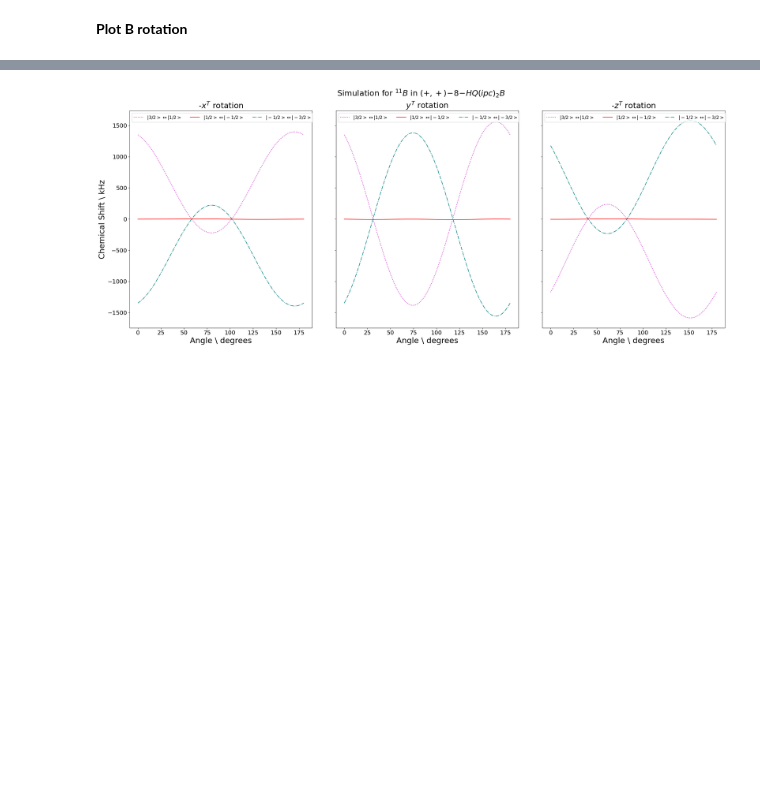
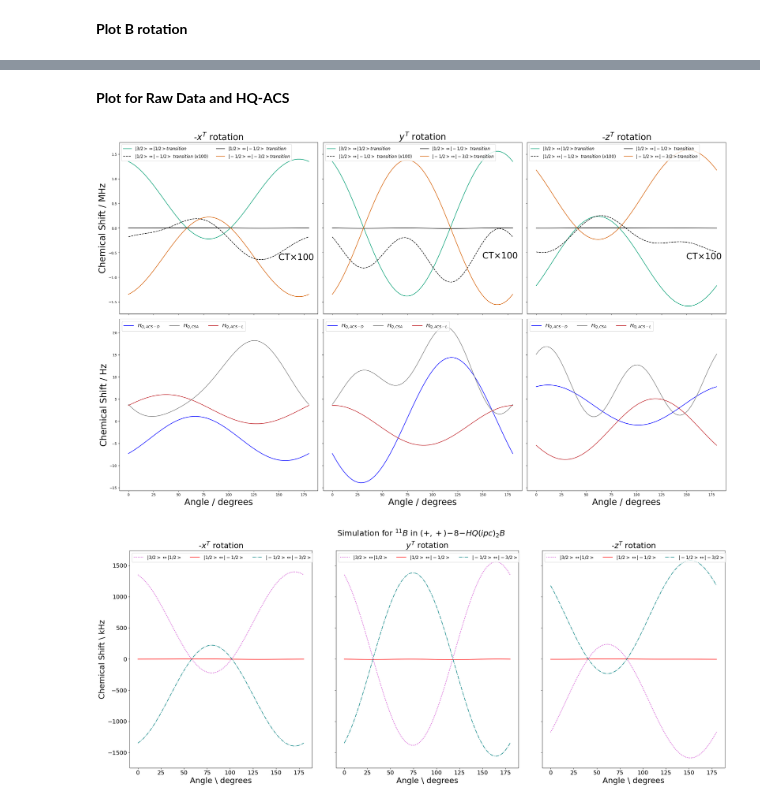
Before and after one commit to AstrobioShiva/Script_project, a Jupyter notebook: NMR_analysis/plot_NMR.ipynb, the cells around one changed output, grey strips where cells are left out. Drawn from its saved outputs; the diff is of its cells as text; code cells hidden in the pictures; blank space fills up the shorter version.

```diff
--- a/NMR_analysis/plot_NMR.ipynb
+++ b/NMR_analysis/plot_NMR.ipynb
@@ -110,3 +111,73 @@ Text(0, 0.5, 'ACS for L and D form')
+# %% [markdown]
+**Plot for Raw Data and HQ-ACS**
+# %%
+
+title = ['x rotation', 'y rotation', 'z rotation']
+dfs1 = [0]*len(title)
+dfs2 = [0]*len(title)
+file_path = ('/Users/shiva/Documents/Research/GitHub/Script_project/Data_simulation/')
+
+for i, orientation in enumerate(title):
+    file1 = f'{orientation}_set1_B_eQ.csv'       #Read file
+    file2 = f'{orientation}_set2_B_eQ.csv'
+    dfs1[i] = pd.read_csv(file_path+file1, index_col=0)
+    dfs2[i] = pd.read_csv(file_path+file2, index_col=0)
+
+
+
+Fig, axes = plt.subplots(nrows=2, ncols=3,figsize=(25, 15), sharex=True, sharey='row', constrained_layout=True)
+for  i, orientation in enumerate(title):
+
+    axes[0,0].set_ylabel('Chemical Shift / MHz', fontsize = 25)
+    axes[1, 0].set_ylabel('Chemical Shift / Hz', fontsize = 25)
+
+    axes[0,i].plot(dfs1[i].angle,dfs1[i].freq_3212 / 1e6, '-', color = '#009E73' ,
+                   label = r'$|3/2>\leftrightarrow|1/2> transition$') # frequency in MHz
+
+    axes[0,i].plot(dfs1[i].angle,dfs1[i].freq_1212/ 1e4, '--', color = 'black',
+                   label = r'$|1/2>\leftrightarrow|-1/2>\ transition\ (x100)$')
+
+    axes[0,i].plot(dfs1[i].angle,dfs1[i].freq_1212 / 1e6, '-', color = 'black',
+                   label = r'$|1/2>\leftrightarrow|-1/2>\ transition$')
+
+    axes[0,i].plot(dfs1[i].angle,dfs1[i].freq_1232 / 1e6, color='#D55E00',
+                   label = r'$|-1/2>\leftrightarrow|-3/2> transition$')
+
+    point = 55  # point chosen on plot
+    x_label = dfs1[i].angle[point]
+    y_label = 10*dfs1[i].freq_1212[point] / 1e6
+    axes[0,i].text(x_label - 5, y_label - 0.6, 'CT×100', color='#000000', fontsize=25)
+    axes[0,i].legend(loc='upper left',fontsize = 12, ncol = 2)
+
+
+    axes[1,i].plot(dfs1[i].angle,dfs1[i].acs, '-', color = 'blue',
+                   label = r'$H_{Q, ACS-D}$')
+
+    axes[1,i].plot(dfs1[i].angle,dfs1[i].csa, '-', color = 'gray',
+                   label = r'$H_{Q, CSA}$')
+
+    axes[1,i].plot(dfs1[i].angle,dfs2[i].acs,  '-', color='#c1272d',
+                   label = r'$H_{Q, ACS-L}$')
+    axes[1,i].set_xlabel('Angle / degrees', fontsize = 25)
+    axes[1,i].legend(loc='upper left',fontsize = 14, ncol = 3)
+    # axes[3,i].grid()
+
+axes[0,0].set_title(r'-$x^T$ rotation', fontsize = 25)
+axes[0,1].set_title(r'$y^T$ rotation', fontsize = 25)
+axes[0,2].set_title(r'-$z^T$ rotation', fontsize = 25)
+axes[0,2].yaxis.set_label_position("right")
+# axes[0,2].set_ylabel('Raw Data', fontweight='bold', fontsize = 15)
+
+
+axes[1,2].yaxis.set_label_position("right")
+# axes[1,2].set_ylabel('ACS for L and D form', fontweight='bold', fontsize = 15)
+
+plt.savefig('/Users/shiva/Documents/Research/GitHub/Script_project/NMR_analysis/plots_experiment/simulation_central_satellite_ACS_CSA.png',
+            dpi = 150 ,
+            bbox_inches='tight')
+plt.show()
+# %% [output]
+[figure, added]
 # %%
 # Create 1 row with 3 columns
 fig, axes = plt.subplots(nrows=1, ncols=3, figsize=(25, 10), sharex=True, sharey=True, constrained_layout=True)
```
Also changed, not shown: parts of 3 cells of this notebook, 10 other files.
